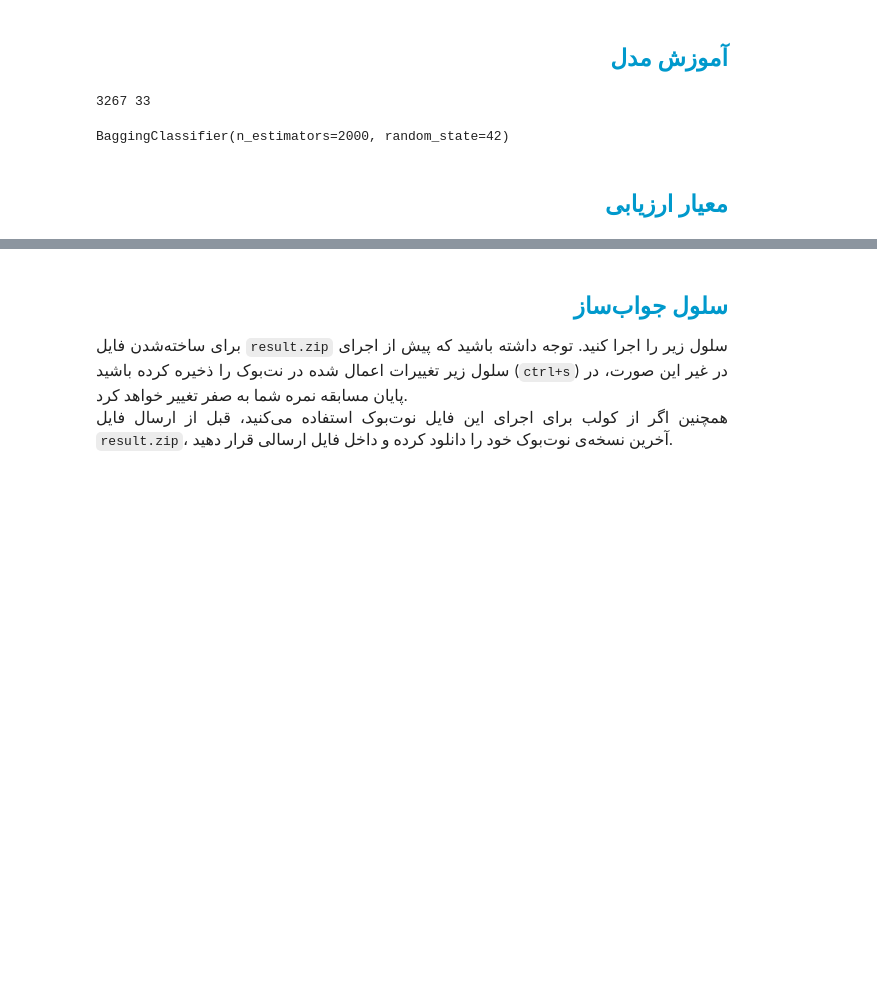
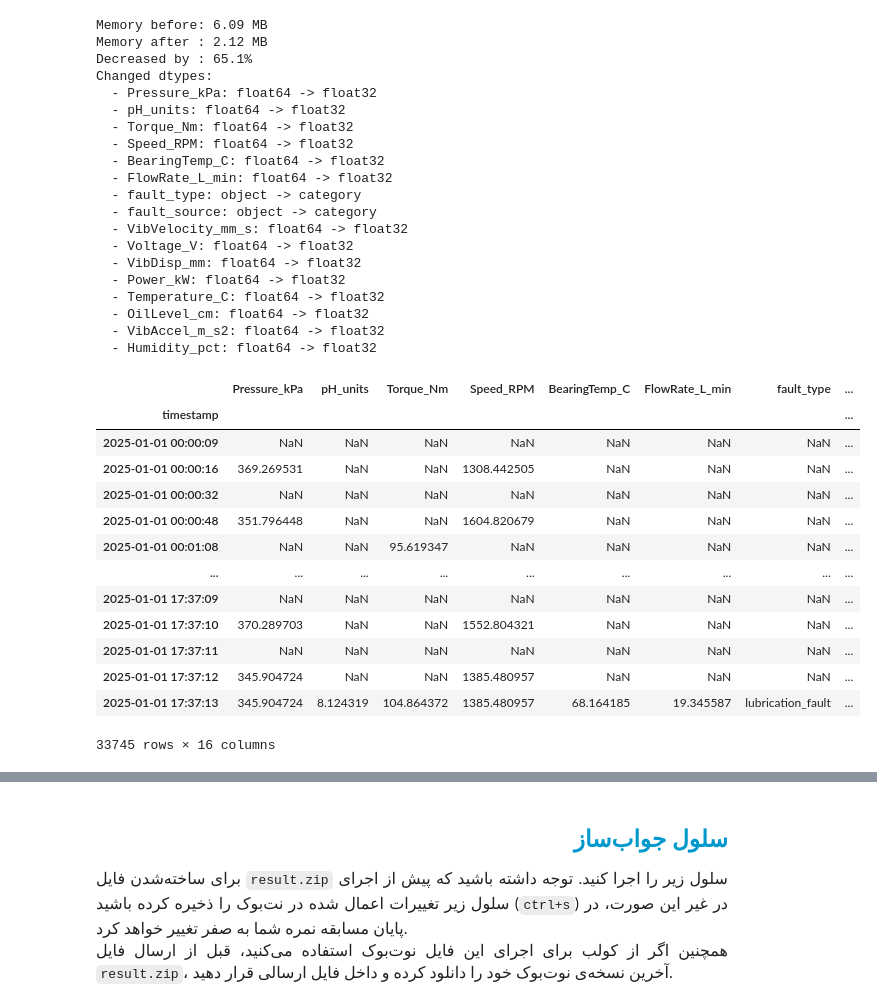
Before and after one commit to SahandNZ/mapna-ai-2025, a Jupyter notebook: first-phase/q4/notebook.ipynb, the cells around one changed output, grey strips where cells are left out. Saved outputs shown, nothing was run; the diff lists cells and outputs as text; code cells hidden in the pictures; blank space fills up the shorter version.

```diff
--- a/first-phase/q4/notebook.ipynb
+++ b/first-phase/q4/notebook.ipynb
@@ -183,30 +42,0 @@ Name: count, dtype: float64
-# %% [markdown]
-<h2 dir=rtl align=right style="line-height:200%;font-family:vazir;color:#0099cc">
-<font face="vazir" color="#0099cc">
-آموزش مدل
-</font>
-</h2>
-# %%
-X = df_balanced.drop(columns=LABELS + ["label"])
-y = df_balanced.label
-
-# normalize
-scaler = RobustScaler()
-X_scaled = scaler.fit_transform(X)
-
-# train test spliting
-X_train, X_test, y_train, y_test = train_test_split(X_scaled_res, y_res, test_size=0.01, random_state=42)
-
-print(len(X_train), len(X_test))
-
-model = BaggingClassifier(n_estimators=2000, random_state=42)
-model.fit(X_train, y_train)
-# %% [output]
-3267 33
-BaggingClassifier(n_estimators=2000, random_state=42)
-# %% [markdown]
-<h2 dir=rtl align=right style="line-height:200%;font-family:vazir;color:#0099cc">
-<font face="vazir" color="#0099cc">
-معیار ارزیابی
-</font>
-</h2>
@@ -212,0 +170,42 @@ BaggingClassifier(n_estimators=2000, random_state=42)
+# %%
+sdf = load_df("Train")
+sdf = reduce_mem_usage(sdf)
+# sdf = sdf.dropna()
+
+
+sdf
+# %% [output]
+Memory before: 6.09 MB
+Memory after : 2.12 MB
+Decreased by : 65.1%
+Changed dtypes:
+  - Pressure_kPa: float64 -> float32
+  - pH_units: float64 -> float32
+  - Torque_Nm: float64 -> float32
+  - Speed_RPM: float64 -> float32
+  - BearingTemp_C: float64 -> float32
+  - FlowRate_L_min: float64 -> float32
+  - fault_type: object -> category
+  - fault_source: object -> category
+  - VibVelocity_mm_s: float64 -> float32
+  - Voltage_V: float64 -> float32
+  - VibDisp_mm: float64 -> float32
+  - Power_kW: float64 -> float32
+  - Temperature_C: float64 -> float32
+  - OilLevel_cm: float64 -> float32
+  - VibAccel_m_s2: float64 -> float32
+  - Humidity_pct: float64 -> float32
+|  | Pressure_kPa | pH_units | Torque_Nm | Speed_RPM | BearingTemp_C | FlowRate_L_min | fault_type | ... |
+| timestamp |  |  |  |  |  |  |  | ... |
+| 2025-01-01 00:00:09 | NaN | NaN | NaN | NaN | NaN | NaN | NaN | ... |
+| 2025-01-01 00:00:16 | 369.269531 | NaN | NaN | 1308.442505 | NaN | NaN | NaN | ... |
+| 2025-01-01 00:00:32 | NaN | NaN | NaN | NaN | NaN | NaN | NaN | ... |
+| 2025-01-01 00:00:48 | 351.796448 | NaN | NaN | 1604.820679 | NaN | NaN | NaN | ... |
+| 2025-01-01 00:01:08 | NaN | NaN | 95.619347 | NaN | NaN | NaN | NaN | ... |
+| ... | ... | ... | ... | ... | ... | ... | ... | ... |
+| 2025-01-01 17:37:09 | NaN | NaN | NaN | NaN | NaN | NaN | NaN | ... |
+| 2025-01-01 17:37:10 | 370.289703 | NaN | NaN | 1552.804321 | NaN | NaN | NaN | ... |
+| 2025-01-01 17:37:11 | NaN | NaN | NaN | NaN | NaN | NaN | NaN | ... |
+| 2025-01-01 17:37:12 | 345.904724 | NaN | NaN | 1385.480957 | NaN | NaN | NaN | ... |
+| 2025-01-01 17:37:13 | 345.904724 | 8.124319 | 104.864372 | 1385.480957 | 68.164185 | 19.345587 | lubrication_fault | ... |
+33745 rows × 16 columns
```
Also changed, not shown: parts of 18 cells of this notebook, 4 other files.
